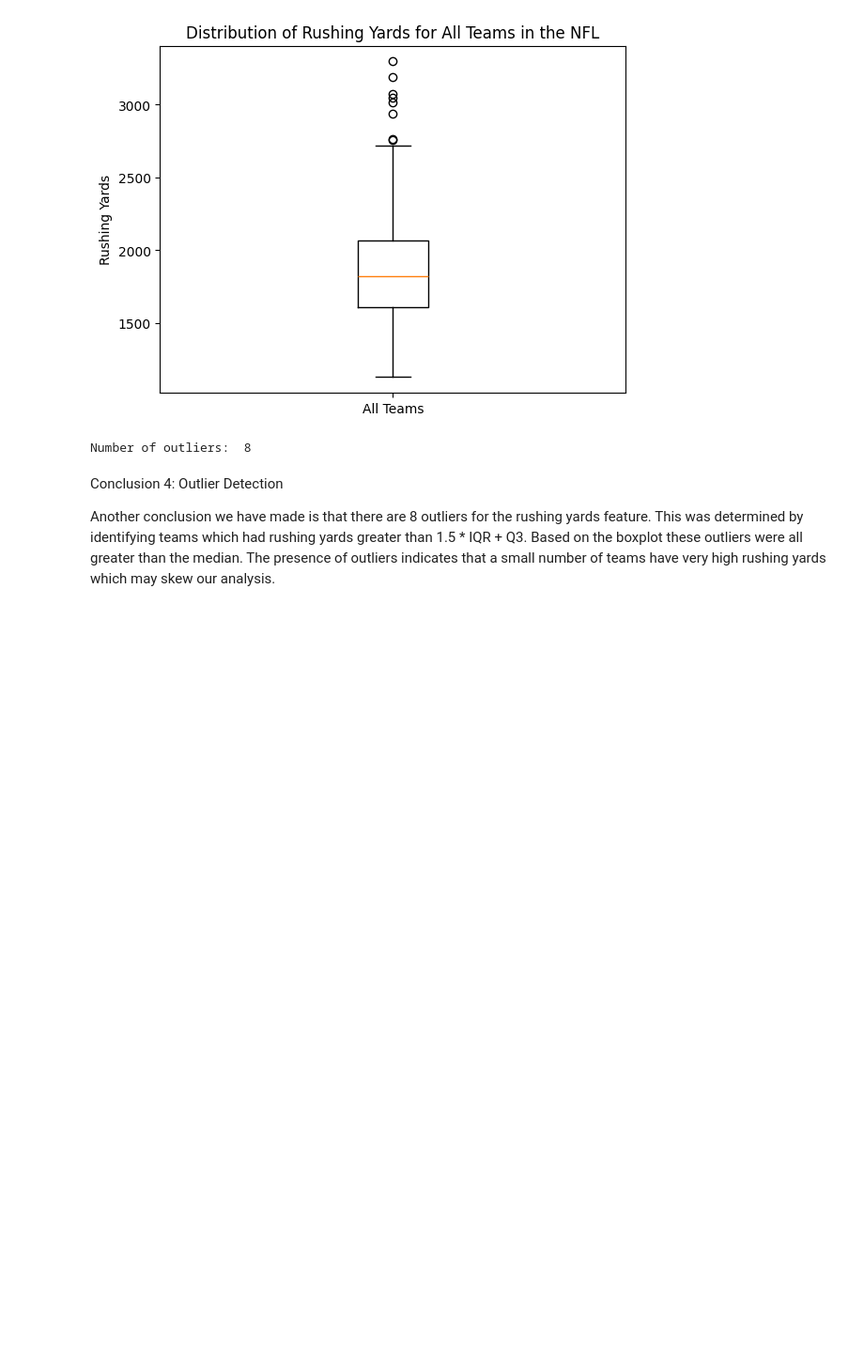
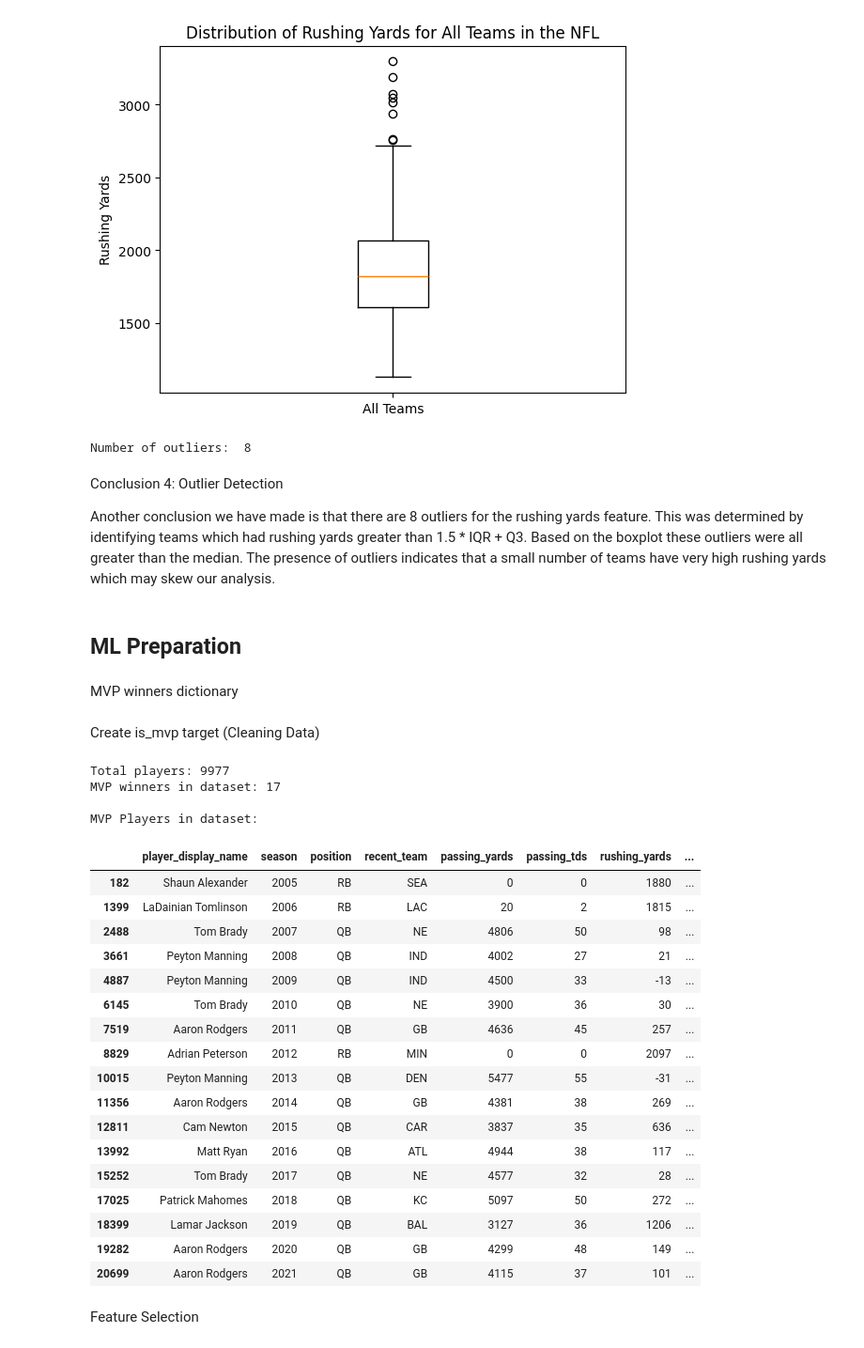
Before and after one commit to Eduardo0961/Eduardo0961.github.io, a Jupyter notebook: CMSC320_Final_Tutorial a.ipynb, the cells around one changed output. Shown at 94% size. Cells and saved outputs as stored; diff of their text form; code cells hidden in the pictures; blank space fills up the shorter version.

Commit message:
Added Ml prep like is_mvp and feature selection and data cleaning

```diff
--- a/CMSC320_Final_Tutorial a.ipynb
+++ b/CMSC320_Final_Tutorial a.ipynb
@@ -215,3 +214,74 @@ Number of outliers:  8
 Conclusion 4: Outlier Detection
 
 Another conclusion we have made is that there are 8 outliers for the rushing yards feature. This was determined by identifying teams which had rushing yards greater than 1.5 * IQR + Q3. Based on the boxplot these outliers were all greater than the median. The presence of outliers indicates that a small number of teams have very high rushing yards which may skew our analysis.
+# %% [markdown]
+## ML Preparation
+# %% [markdown]
+MVP winners dictionary
+# %%
+# mvp winners by year (1 = MVP)
+mvp_winners = {
+    "2005" : "Shaun Alexander",
+    "2006" : "LaDainian Tomlinson",
+    "2007" : "Tom Brady",
+    "2008" : "Peyton Manning",
+    "2009" : "Peyton Manning",
+    "2010" : "Tom Brady",
+    "2011" : "Aaron Rodgers",
+    "2012" : "Adrian Peterson",
+    "2013" : "Peyton Manning",
+    "2014" : "Aaron Rodgers",
+    "2015" : "Cam Newton",
+    "2016" : "Matt Ryan",
+    "2017" : "Tom Brady",
+    "2018" : "Patrick Mahomes",
+    "2019" : "Lamar Jackson",
+    "2020" : "Aaron Rodgers",
+    "2021" : "Aaron Rodgers"
+}
+# %% [markdown]
+Create is_mvp target (Cleaning Data)
+# %%
+#Filter to only regular season
+all_players_cleaned = all_players_cleaned[all_players_cleaned['season_type'] == 'REG']
+
+#Loop through each player and assign them a 1 if they won that MVP season if not then 0
+mvp_list = []
+for index, row in all_players_cleaned.iterrows():
+    szn = str(row['season'])
+    player = row['player_display_name']
+    if szn in mvp_winners and mvp_winners[szn] == player:
+        mvp_list.append(1)
+    else:
+        mvp_list.append(0)
+all_players_cleaned['is_mvp'] = mvp_list
+
+print(f"Total players: {len(all_players_cleaned)}")
+print(f"MVP winners in dataset: {all_players_cleaned['is_mvp'].sum()}")
+print(f"\nMVP Players in dataset: ")
+display(all_players_cleaned[all_players_cleaned['is_mvp'] == 1][['player_display_name', 'season','position', 'recent_team', 'passing_yards', 'passing_tds','rushing_yards','fantasy_points']])
+# %% [output]
+Total players: 9977
+MVP winners in dataset: 17
+
+MVP Players in dataset:
+|  | player_display_name | season | position | recent_team | passing_yards | passing_tds | rushing_yards | ... |
+| 182 | Shaun Alexander | 2005 | RB | SEA | 0 | 0 | 1880 | ... |
+| 1399 | LaDainian Tomlinson | 2006 | RB | LAC | 20 | 2 | 1815 | ... |
+| 2488 | Tom Brady | 2007 | QB | NE | 4806 | 50 | 98 | ... |
+| 3661 | Peyton Manning | 2008 | QB | IND | 4002 | 27 | 21 | ... |
+| 4887 | Peyton Manning | 2009 | QB | IND | 4500 | 33 | -13 | ... |
+| 6145 | Tom Brady | 2010 | QB | NE | 3900 | 36 | 30 | ... |
+| 7519 | Aaron Rodgers | 2011 | QB | GB | 4636 | 45 | 257 | ... |
+| 8829 | Adrian Peterson | 2012 | RB | MIN | 0 | 0 | 2097 | ... |
+| 10015 | Peyton Manning | 2013 | QB | DEN | 5477 | 55 | -31 | ... |
+| 11356 | Aaron Rodgers | 2014 | QB | GB | 4381 | 38 | 269 | ... |
+| 12811 | Cam Newton | 2015 | QB | CAR | 3837 | 35 | 636 | ... |
+| 13992 | Matt Ryan | 2016 | QB | ATL | 4944 | 38 | 117 | ... |
+| 15252 | Tom Brady | 2017 | QB | NE | 4577 | 32 | 28 | ... |
+| 17025 | Patrick Mahomes | 2018 | QB | KC | 5097 | 50 | 272 | ... |
+| 18399 | Lamar Jackson | 2019 | QB | BAL | 3127 | 36 | 1206 | ... |
+| 19282 | Aaron Rodgers | 2020 | QB | GB | 4299 | 48 | 149 | ... |
+| 20699 | Aaron Rodgers | 2021 | QB | GB | 4115 | 37 | 101 | ... |
+# %% [markdown]
+Feature Selection
```
Also changed, not shown: parts of 8 cells of this notebook.
